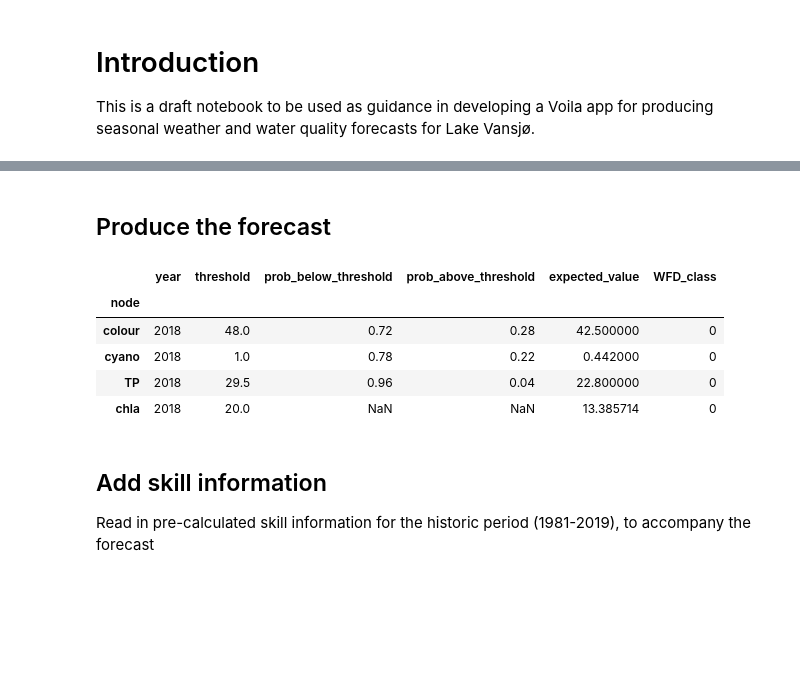
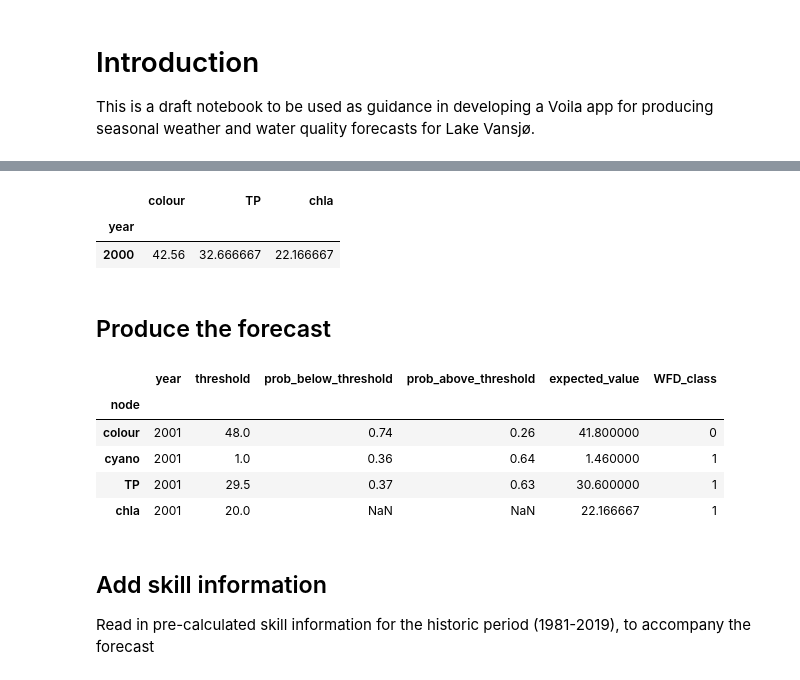
Before and after one commit to icra/WATExR, a Jupyter notebook: Norway_Morsa/BayesianNetwork/Notebooks/09_Operational_lake_forecast.ipynb, the cells around one changed output, grey strips where cells are left out. Drawn from its saved outputs; the diff is of its cells as text; code cells hidden in the pictures; blank space fills up the shorter version.

```diff
--- a/Norway_Morsa/BayesianNetwork/Notebooks/09_Operational_lake_forecast.ipynb
+++ b/Norway_Morsa/BayesianNetwork/Notebooks/09_Operational_lake_forecast.ipynb
@@ -107,3 +76,50 @@ previous_summer_waterquality_df
+# %%
+# User choices
+
+target_yr = 2001 # Year to make prediction for
+
+use_preprocessed_historic_obs = True # Use preprocessed historic observations as input to drive the BN?
+
+# ------------------------------------------------------------------------------
+# Read in historic lake chem and ecol data from the previous summer
+
+# 1) Use preprocessed, seasonally-aggregated, cleaned & patched observations. These can
+#    drive BN predictions for any year in the historic period without errors
+if use_preprocessed_historic_obs == True:
+    seasonal_obs_fpath = r'../Data/BN_TrainingData/TrainingData_GaussianBN_era5_1981-2019.csv'
+    seasonal_obs_df = pd.read_csv(seasonal_obs_fpath, index_col=0, parse_dates=True)
+
+    # Just pick the data for the year before the target year, and for columns of interest
+    previous_summer_waterquality_df = seasonal_obs_df.loc['%s-01-01'%(target_yr-1): '%s-12-31'%(target_yr-1),['colour', 'TP', 'chla']]
+    previous_summer_waterquality_df.index = previous_summer_waterquality_df.index.year
+    previous_summer_waterquality_df.columns = ['colour','TP','chla']
+    display(previous_summer_waterquality_df)
+
+
+# 2) Seasonally aggregate from daily data
+else:
+    lakewq_fpath = r'../../Data/Observed_Chem_Ecol/Van2_Vanemfjorden_chem_obs.csv'
+    daily_df = pd.read_csv(lakewq_fpath, index_col=0, parse_dates=True, dayfirst=True)
+
+    # Truncate to time period of interest & tidy
+    daily_df = daily_df.asfreq('D').loc['%s-01-01'%(target_yr-1): '%s-12-31'%(target_yr-1)]
+
+    var_rename_dict = {'Biovolume_mm3_per_l':'Biovolume',
+                       'chl-a':'chla'}
+    daily_df.rename(var_rename_dict, axis=1, inplace=True)
+
+    cols_to_keep = ['TP','chla','colour']
+    for col in daily_df.columns:
+        if col not in cols_to_keep:
+            daily_df.drop(col, axis=1, inplace=True)
+
+    # Aggregate to seasonal frequency (maximum of cyano, mean of everything else)
+    previous_summer_waterquality_df = bn.daily_to_summer_season(daily_df)
+    display(previous_summer_waterquality_df)
+# %% [output]
+|  | colour | TP | chla |
+| year |  |  |  |
+| 2000 | 42.56 | 32.666667 | 22.166667 |
 # %% [markdown]
 ## Produce the forecast
 # %%
@@ -114,40 +130,40 @@ previous_summer_waterquality_df
 rfile_fpath = "../Data/RData/Vansjo_fitted_GaussianBN_era5_1981-2019.rds"
 
 # Make predictions for target season
 forecast_df = bn.bayes_net_predict_operational(rfile_fpath,
                           float(target_yr),
                           float(previous_summer_waterquality_df['chla']),
                           float(previous_summer_waterquality_df['colour']),
                           float(previous_summer_waterquality_df['TP'])
                          )
 
 # Re-order cols
 forecast_df = forecast_df[['year', 'node', 'threshold','prob_below_threshold',
-     'prob_above_threshold', 'expected_value', 'WFD_class']]
-forecast_df
+                           'prob_above_threshold', 'expected_value', 'WFD_class']]
 
 # ----------------------------------------------------------------------------------
 # 2) For chl-a
 # Estimate using naive seasonal forecast (i.e. lake observations from the previous summer (May-Oct average))
 
 chla_forecast = previous_summer_waterquality_df.loc[target_yr-1, 'chla']
 
 # Corresponding expected WFD class (just split into <20: Moderate or better, or >20: Poor or worse)
 chla_class = bn.discretize([20.0], chla_forecast)
 
-# ----------------------------------------------------------------------------------
 # Add predictions to the df containing all forecasts
 forecast_df.loc[len(forecast_df)+1] = [target_yr,'chla', 20.0, np.NaN, np.NaN, chla_forecast, chla_class]
 
+# ----------------------------------------------------------------------------------
+# Tidy and display
 forecast_df = forecast_df.set_index('node')
 forecast_df
 # %% [output]
 |  | year | threshold | prob_below_threshold | prob_above_threshold | expected_value | WFD_class |
 | node |  |  |  |  |  |  |
-| colour | 2018 | 48.0 | 0.72 | 0.28 | 42.500000 | 0 |
-| cyano | 2018 | 1.0 | 0.78 | 0.22 | 0.442000 | 0 |
-| TP | 2018 | 29.5 | 0.96 | 0.04 | 22.800000 | 0 |
-| chla | 2018 | 20.0 | NaN | NaN | 13.385714 | 0 |
+| colour | 2001 | 48.0 | 0.74 | 0.26 | 41.800000 | 0 |
+| cyano | 2001 | 1.0 | 0.36 | 0.64 | 1.460000 | 1 |
+| TP | 2001 | 29.5 | 0.37 | 0.63 | 30.600000 | 1 |
+| chla | 2001 | 20.0 | NaN | NaN | 22.166667 | 1 |
 # %% [markdown]
 ## Add skill information
 
```
Also changed, not shown: parts of 8 cells of this notebook, 14 other files.
